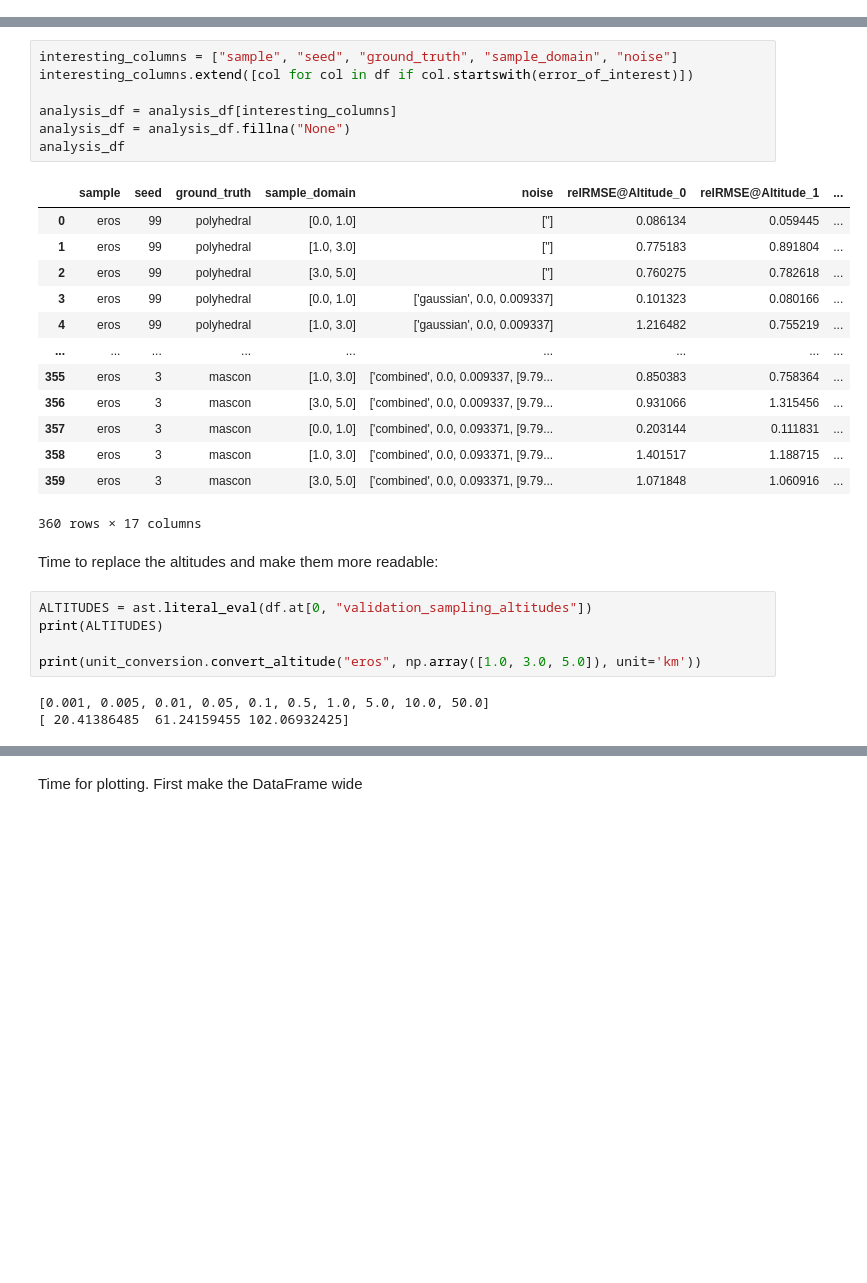
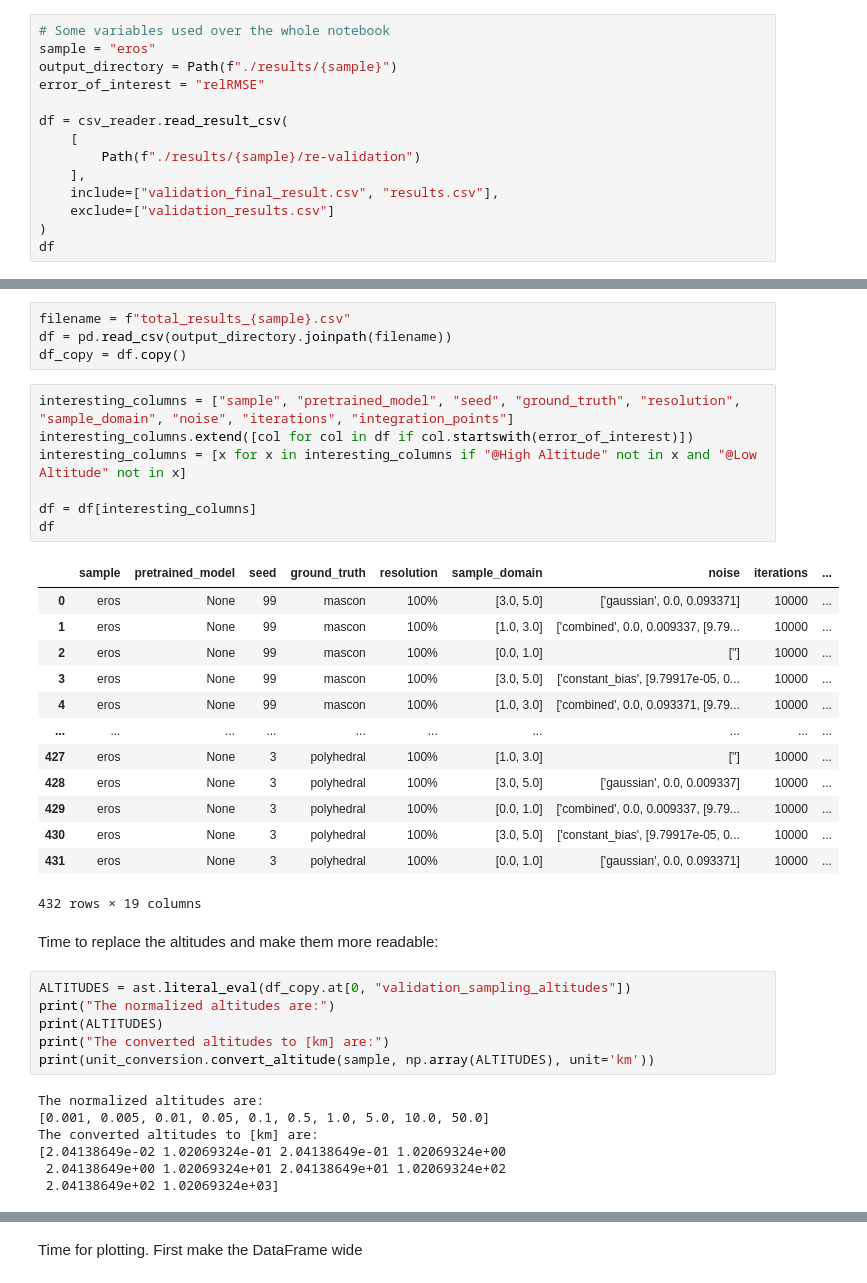
Before and after one commit to gomezzz/geodesyNets, a Jupyter notebook: P3 - Analysis Eros.ipynb, the cells around one changed output, grey strips where cells are left out. Cells and saved outputs as stored; diff of their text form; blank space fills up the shorter version.

```diff
--- a/P3 - Analysis Eros.ipynb
+++ b/P3 - Analysis Eros.ipynb
@@ -48,0 +26,14 @@ Let's look at the initial result
+# %%
+# Some variables used over the whole notebook
+sample = "eros"
+output_directory = Path(f"./results/{sample}")
+error_of_interest = "relRMSE"
+
+df = csv_reader.read_result_csv(
+    [
+        Path(f"./results/{sample}/re-validation")
+    ],
+    include=["validation_final_result.csv", "results.csv"],
+    exclude=["validation_results.csv"]
+)
+df
@@ -74,32 +95,41 @@ First, we drop every uninteresting parameter and focus on the selected error. Fu
+# %%
+filename = f"total_results_{sample}.csv"
+df = pd.read_csv(output_directory.joinpath(filename))
+df_copy = df.copy()
 # %%
-interesting_columns = ["sample", "seed", "ground_truth", "sample_domain", "noise"]
+interesting_columns = ["sample", "pretrained_model", "seed", "ground_truth", "resolution", "sample_domain", "noise", "iterations", "integration_points"]
 interesting_columns.extend([col for col in df if col.startswith(error_of_interest)])
+interesting_columns = [x for x in interesting_columns if "@High Altitude" not in x and "@Low Altitude" not in x]
 
-analysis_df = analysis_df[interesting_columns]
-analysis_df = analysis_df.fillna("None")
-analysis_df
+df = df[interesting_columns]
+df
 # %% [output]
-|  | sample | seed | ground_truth | sample_domain | noise | relRMSE@Altitude_0 | relRMSE@Altitude_1 | ... |
-| 0 | eros | 99 | polyhedral | [0.0, 1.0] | [''] | 0.086134 | 0.059445 | ... |
-| 1 | eros | 99 | polyhedral | [1.0, 3.0] | [''] | 0.775183 | 0.891804 | ... |
-| 2 | eros | 99 | polyhedral | [3.0, 5.0] | [''] | 0.760275 | 0.782618 | ... |
-| 3 | eros | 99 | polyhedral | [0.0, 1.0] | ['gaussian', 0.0, 0.009337] | 0.101323 | 0.080166 | ... |
-| 4 | eros | 99 | polyhedral | [1.0, 3.0] | ['gaussian', 0.0, 0.009337] | 1.216482 | 0.755219 | ... |
-| ... | ... | ... | ... | ... | ... | ... | ... | ... |
-| 355 | eros | 3 | mascon | [1.0, 3.0] | ['combined', 0.0, 0.009337, [9.79... | 0.850383 | 0.758364 | ... |
-| 356 | eros | 3 | mascon | [3.0, 5.0] | ['combined', 0.0, 0.009337, [9.79... | 0.931066 | 1.315456 | ... |
-| 357 | eros | 3 | mascon | [0.0, 1.0] | ['combined', 0.0, 0.093371, [9.79... | 0.203144 | 0.111831 | ... |
-| 358 | eros | 3 | mascon | [1.0, 3.0] | ['combined', 0.0, 0.093371, [9.79... | 1.401517 | 1.188715 | ... |
-| 359 | eros | 3 | mascon | [3.0, 5.0] | ['combined', 0.0, 0.093371, [9.79... | 1.071848 | 1.060916 | ... |
+|  | sample | pretrained_model | seed | ground_truth | resolution | sample_domain | noise | iterations | ... |
+| 0 | eros | None | 99 | mascon | 100% | [3.0, 5.0] | ['gaussian', 0.0, 0.093371] | 10000 | ... |
+| 1 | eros | None | 99 | mascon | 100% | [1.0, 3.0] | ['combined', 0.0, 0.009337, [9.79... | 10000 | ... |
+| 2 | eros | None | 99 | mascon | 100% | [0.0, 1.0] | [''] | 10000 | ... |
+| 3 | eros | None | 99 | mascon | 100% | [3.0, 5.0] | ['constant_bias', [9.79917e-05, 0... | 10000 | ... |
+| 4 | eros | None | 99 | mascon | 100% | [1.0, 3.0] | ['combined', 0.0, 0.093371, [9.79... | 10000 | ... |
+| ... | ... | ... | ... | ... | ... | ... | ... | ... | ... |
+| 427 | eros | None | 3 | polyhedral | 100% | [1.0, 3.0] | [''] | 10000 | ... |
+| 428 | eros | None | 3 | polyhedral | 100% | [3.0, 5.0] | ['gaussian', 0.0, 0.009337] | 10000 | ... |
+| 429 | eros | None | 3 | polyhedral | 100% | [0.0, 1.0] | ['combined', 0.0, 0.009337, [9.79... | 10000 | ... |
+| 430 | eros | None | 3 | polyhedral | 100% | [3.0, 5.0] | ['constant_bias', [9.79917e-05, 0... | 10000 | ... |
+| 431 | eros | None | 3 | polyhedral | 100% | [0.0, 1.0] | ['gaussian', 0.0, 0.093371] | 10000 | ... |
-360 rows × 17 columns
+432 rows × 19 columns
 # %% [markdown]
 Time to replace the altitudes and make them more readable:
 # %%
-ALTITUDES = ast.literal_eval(df.at[0, "validation_sampling_altitudes"])
+ALTITUDES = ast.literal_eval(df_copy.at[0, "validation_sampling_altitudes"])
+print("The normalized altitudes are:")
 print(ALTITUDES)
-
-print(unit_conversion.convert_altitude("eros", np.array([1.0, 3.0, 5.0]), unit='km'))
+print("The converted altitudes to [km] are:")
+print(unit_conversion.convert_altitude(sample, np.array(ALTITUDES), unit='km'))
 # %% [output]
+The normalized altitudes are:
 [0.001, 0.005, 0.01, 0.05, 0.1, 0.5, 1.0, 5.0, 10.0, 50.0]
-[ 20.41386485  61.24159455 102.06932425]
+The converted altitudes to [km] are:
+[2.04138649e-02 1.02069324e-01 2.04138649e-01 1.02069324e+00
+ 2.04138649e+00 1.02069324e+01 2.04138649e+01 1.02069324e+02
+ 2.04138649e+02 1.02069324e+03]
 # %%
```
Also changed, not shown: parts of 29 cells of this notebook.
